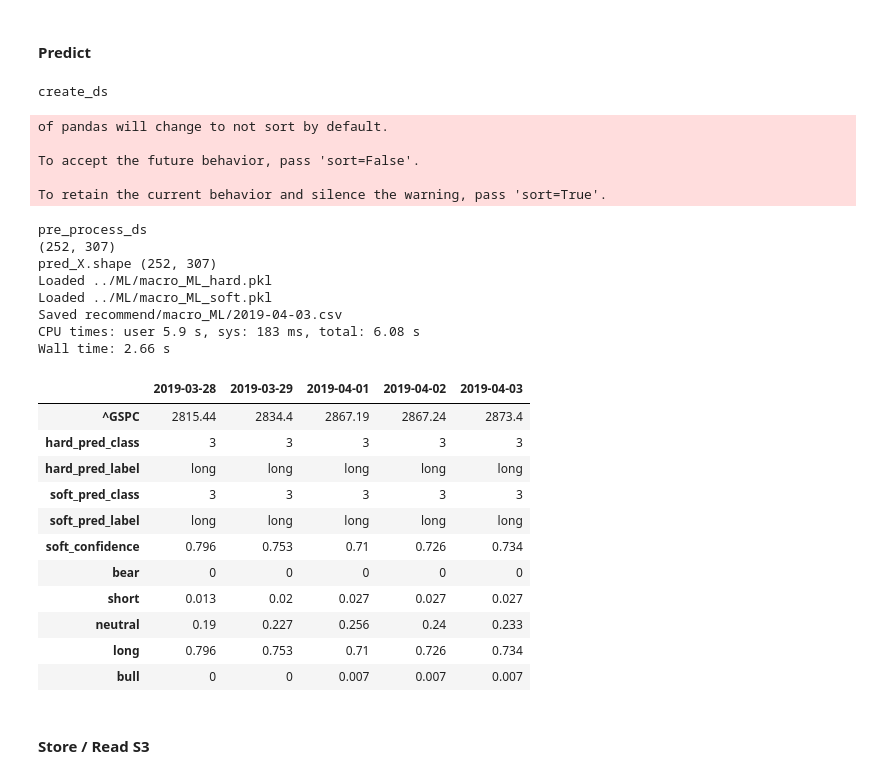
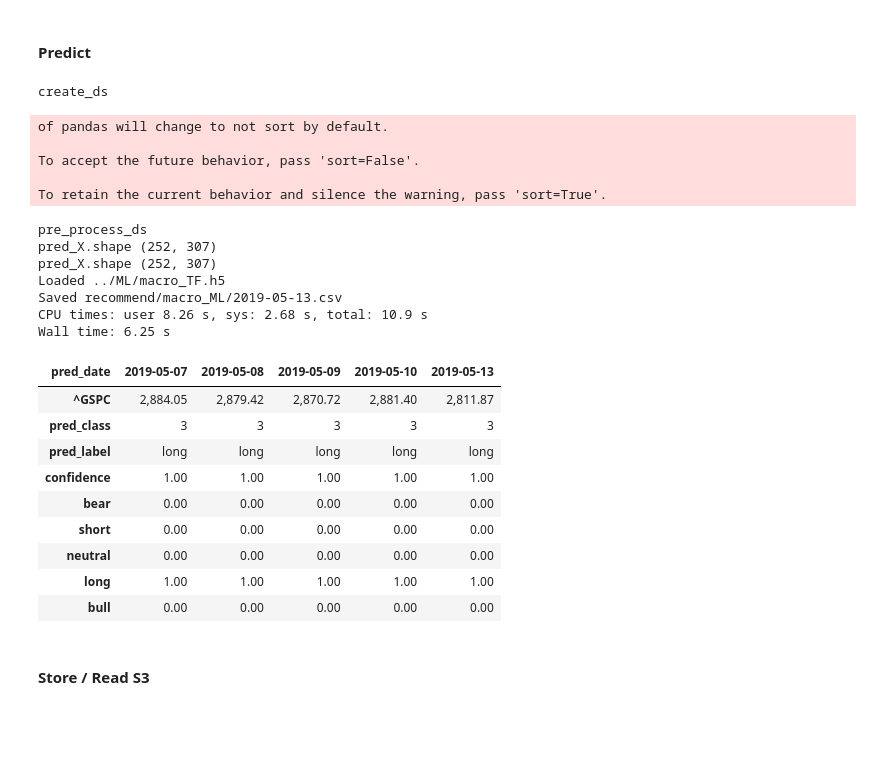
Before and after one commit to webclinic017/inception, a Jupyter notebook: notebooks/macro_ML.ipynb, the cells around one changed output. Saved outputs shown, nothing was run; the diff lists cells and outputs as text; code cells hidden in the pictures; blank space fills up the shorter version.

Commit message:
Corey's converted version to Keras.

```diff
--- a/notebooks/macro_ML.ipynb
+++ b/notebooks/macro_ML.ipynb
@@ -9,6 +9,8 @@ from utils.basic_utils import *
 from utils.pricing import *
 from utils.fundamental import *
 from utils import ml_utils as mu
+
+pd.options.display.float_format = '{:,.2f}'.format
 
 from sklearn import preprocessing
 from sklearn.preprocessing import StandardScaler
@@ -28,3 +30,11 @@ from sklearn.ensemble import RandomForestClassifier
 from sklearn.ensemble import ExtraTreesClassifier
 from sklearn.neural_network import MLPClassifier
 from sklearn.externals import joblib
+
+import numpy as np
+import keras
+from keras.models import Sequential, load_model
+from keras.layers import Dense, Dropout, Activation
+from keras.optimizers import SGD, Adam, Adagrad, Adadelta, Adamax, Nadam, RMSprop
+from keras.callbacks import EarlyStopping, ModelCheckpoint
+from keras.callbacks import CSVLogger
@@ -302,18 +265,27 @@ Ideally would like to go back further are include:
 context = {
     'portion': 100e-2,
     'ml_path': '../ML/',
+    'model_name': 'macro_TF.h5',
     'tmp_path': '../tmp/',
-    'trained_cols': 'macro_train_cols.npy',
-    's3_path': 'recommend/macro_ML/',
+    'ds_name': 'co-bottomup-ds',
     'px_close': 'universe-px-ds',
-    'test_size': .20,
+    'trained_cols': 'macro_TF_train_cols.npy',
+    'look_ahead': 20,
+    'look_back': 252,
+    'smooth_window': 10,
     'predict_batch': 252,
     'load_ds': True,
-    'grid_search': False,
+    'impute': True,
     'fill': 'ffill',
-    'impute': True,
     'scale': True,
-    'verbose': 1
+    'test_size': .10,
+    's3_path': 'recommend/macro_ML/',
+    'verbose': 2,
+    'units': 1000,
+    'hidden_layers': 4,
+    'max_iter': 400,
+    'l2_reg': 0.5,
+    'dropout': 0.5,
 }
 # %%
 px_close = load_px_close(
@@ -334,34 +305,30 @@ context['train_model'] = True
 #### Predict
 # %%
 %time pred_df = predict_ds(context)
-pred_df.tail(5).round(3).T
 # %% [output]
 create_ds
 of pandas will change to not sort by default.
 
 To accept the future behavior, pass 'sort=False'.
 
 To retain the current behavior and silence the warning, pass 'sort=True'.
 pre_process_ds
-(252, 307)
 pred_X.shape (252, 307)
-Loaded ../ML/macro_ML_hard.pkl
-Loaded ../ML/macro_ML_soft.pkl
-Saved recommend/macro_ML/2019-04-03.csv
-CPU times: user 5.9 s, sys: 183 ms, total: 6.08 s
-Wall time: 2.66 s
+pred_X.shape (252, 307)
+Loaded ../ML/macro_TF.h5
+Saved recommend/macro_ML/2019-05-13.csv
+CPU times: user 8.26 s, sys: 2.68 s, total: 10.9 s
+Wall time: 6.25 s
-|  | 2019-03-28 | 2019-03-29 | 2019-04-01 | 2019-04-02 | 2019-04-03 |
-| ^GSPC | 2815.44 | 2834.4 | 2867.19 | 2867.24 | 2873.4 |
-| hard_pred_class | 3 | 3 | 3 | 3 | 3 |
-| hard_pred_label | long | long | long | long | long |
-| soft_pred_class | 3 | 3 | 3 | 3 | 3 |
-| soft_pred_label | long | long | long | long | long |
-| soft_confidence | 0.796 | 0.753 | 0.71 | 0.726 | 0.734 |
-| bear | 0 | 0 | 0 | 0 | 0 |
-| short | 0.013 | 0.02 | 0.027 | 0.027 | 0.027 |
-| neutral | 0.19 | 0.227 | 0.256 | 0.24 | 0.233 |
-| long | 0.796 | 0.753 | 0.71 | 0.726 | 0.734 |
-| bull | 0 | 0 | 0.007 | 0.007 | 0.007 |
+| pred_date | 2019-05-07 | 2019-05-08 | 2019-05-09 | 2019-05-10 | 2019-05-13 |
+| ^GSPC | 2,884.05 | 2,879.42 | 2,870.72 | 2,881.40 | 2,811.87 |
+| pred_class | 3 | 3 | 3 | 3 | 3 |
+| pred_label | long | long | long | long | long |
+| confidence | 1.00 | 1.00 | 1.00 | 1.00 | 1.00 |
+| bear | 0.00 | 0.00 | 0.00 | 0.00 | 0.00 |
+| short | 0.00 | 0.00 | 0.00 | 0.00 | 0.00 |
+| neutral | 0.00 | 0.00 | 0.00 | 0.00 | 0.00 |
+| long | 1.00 | 1.00 | 1.00 | 1.00 | 1.00 |
+| bull | 0.00 | 0.00 | 0.00 | 0.00 | 0.00 |
 # %% [markdown]
 #### Store / Read S3
 # %%
```
Also changed, not shown: parts of 5 cells of this notebook.
